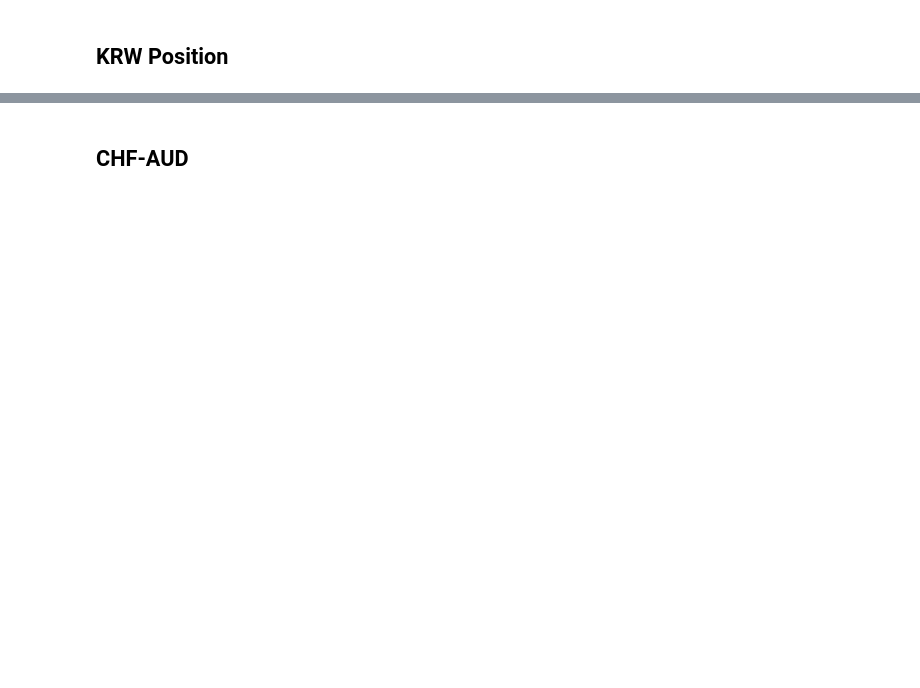
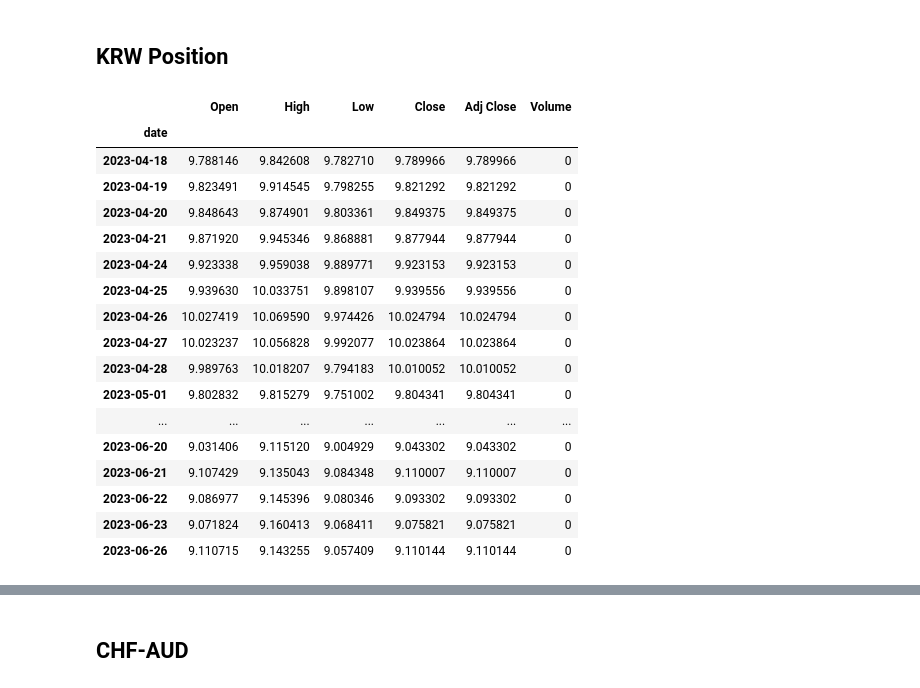
Before and after one commit to hansJeong/OpenBB, a Jupyter notebook: Dashboard/Forex.ipynb, the cells around one changed output, grey strips where cells are left out. Drawn from its saved outputs; the diff is of its cells as text; code cells hidden in the pictures; blank space fills up the shorter version.

```diff
--- a/Dashboard/Forex.ipynb
+++ b/Dashboard/Forex.ipynb
@@ -40,3 +40,24 @@ currency_EUR = openbb.forex.load(from_symbol='USD', to_symbol='EUR', start_date
 currency_JPY = openbb.forex.load(from_symbol='USD', to_symbol='JPY', start_date = '2016-01-01', interval = '1day')
 # %%
 tt = openbb.forex.load( from_symbol='JPY', to_symbol='KRW', start_date = '2016-01-01', interval = '1day')
+# %%
+tt.tail(50)
+# %% [output]
+|  | Open | High | Low | Close | Adj Close | Volume |
+| date |  |  |  |  |  |  |
+| 2023-04-18 | 9.788146 | 9.842608 | 9.782710 | 9.789966 | 9.789966 | 0 |
+| 2023-04-19 | 9.823491 | 9.914545 | 9.798255 | 9.821292 | 9.821292 | 0 |
+| 2023-04-20 | 9.848643 | 9.874901 | 9.803361 | 9.849375 | 9.849375 | 0 |
+| 2023-04-21 | 9.871920 | 9.945346 | 9.868881 | 9.877944 | 9.877944 | 0 |
+| 2023-04-24 | 9.923338 | 9.959038 | 9.889771 | 9.923153 | 9.923153 | 0 |
+| 2023-04-25 | 9.939630 | 10.033751 | 9.898107 | 9.939556 | 9.939556 | 0 |
+| 2023-04-26 | 10.027419 | 10.069590 | 9.974426 | 10.024794 | 10.024794 | 0 |
+| 2023-04-27 | 10.023237 | 10.056828 | 9.992077 | 10.023864 | 10.023864 | 0 |
+| 2023-04-28 | 9.989763 | 10.018207 | 9.794183 | 10.010052 | 10.010052 | 0 |
+| 2023-05-01 | 9.802832 | 9.815279 | 9.751002 | 9.804341 | 9.804341 | 0 |
+| ... | ... | ... | ... | ... | ... | ... |
+| 2023-06-20 | 9.031406 | 9.115120 | 9.004929 | 9.043302 | 9.043302 | 0 |
+| 2023-06-21 | 9.107429 | 9.135043 | 9.084348 | 9.110007 | 9.110007 | 0 |
+| 2023-06-22 | 9.086977 | 9.145396 | 9.080346 | 9.093302 | 9.093302 | 0 |
+| 2023-06-23 | 9.071824 | 9.160413 | 9.068411 | 9.075821 | 9.075821 | 0 |
+| 2023-06-26 | 9.110715 | 9.143255 | 9.057409 | 9.110144 | 9.110144 | 0 |
```
Also changed, not shown: parts of 4 cells of this notebook.
